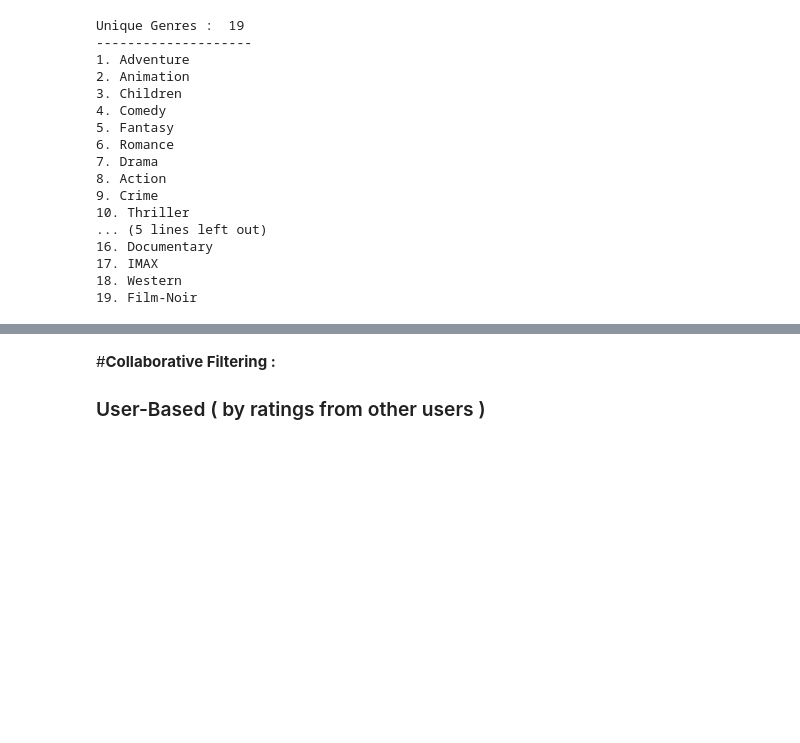
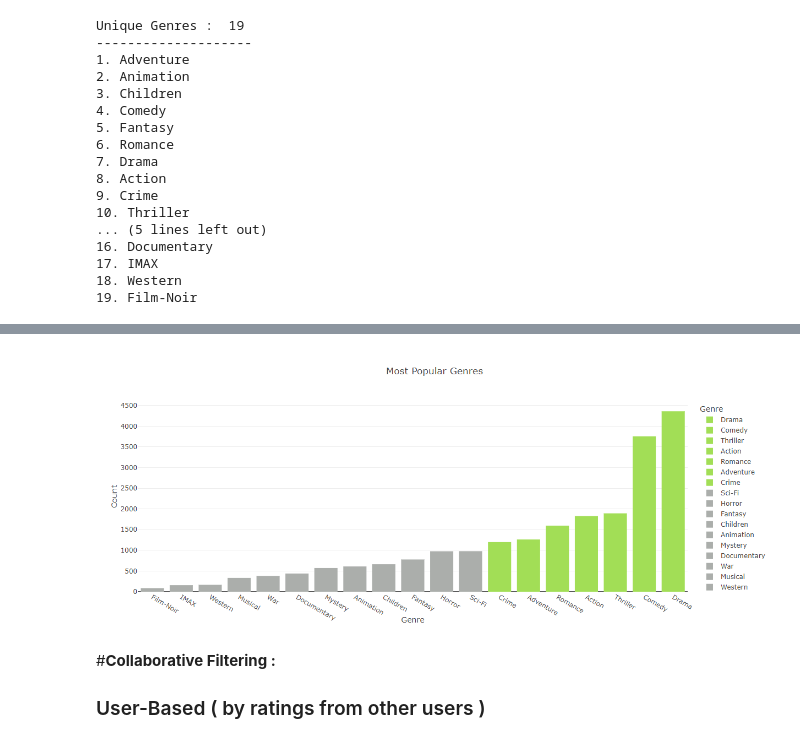
Before and after one commit to mangarovska/MovieRecommenderSystem, a Jupyter notebook: Recommendation_System.ipynb, the cells around one changed output, grey strips where cells are left out. Cells and saved outputs as stored; diff of their text form; code cells hidden in the pictures; blank space fills up the shorter version.

```diff
--- a/Recommendation_System.ipynb
+++ b/Recommendation_System.ipynb
@@ -401,6 +401,13 @@ fig.update_xaxes(categoryorder='total ascending')
 fig.show()
 # %% [output]
 [interactive output not drawn]
+# %%
+from IPython.display import Image
+
+# display a screenshot of the plot because it doesn't show on git
+Image(filename='/content/drive/My Drive/MM/plot.png')
+# %% [output]
+[figure, added]
 # %% [markdown]
 #**Collaborative Filtering :**
 ### User-Based ( by ratings from other users )
```
Also changed, not shown: parts of 2 cells of this notebook.
